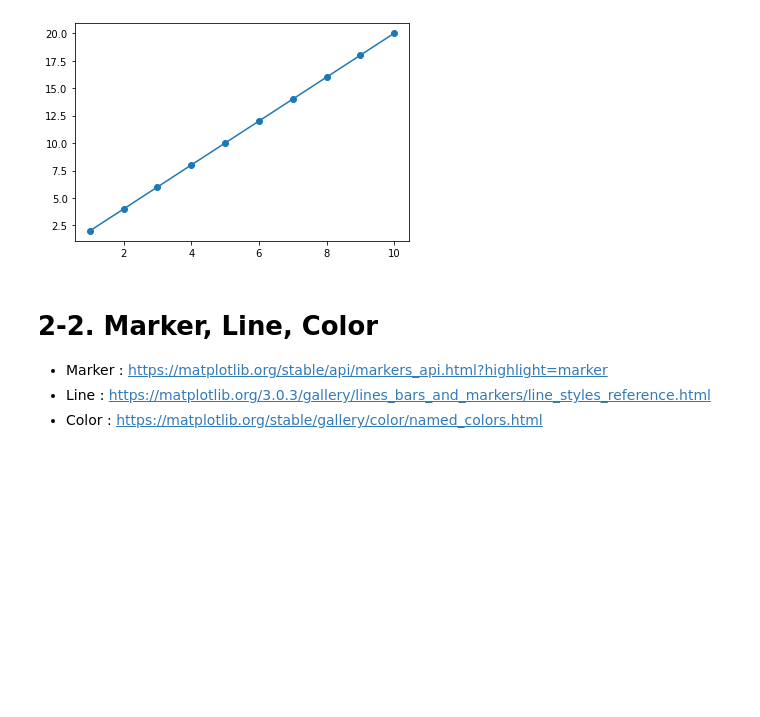
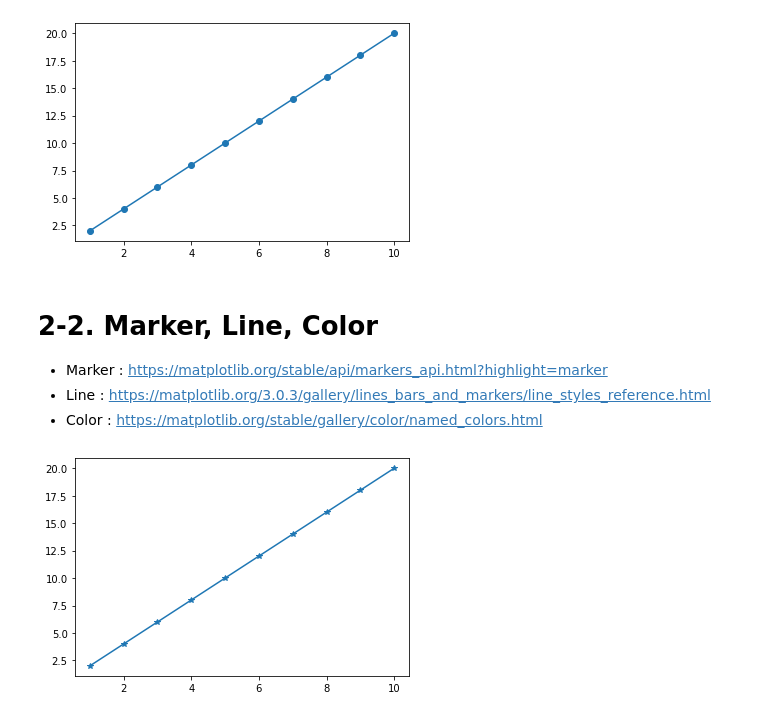
Before and after one commit to RlxDn/Bigdata, a Jupyter notebook: 30_데이터시각화/02_Line Plot.ipynb, the cells around one changed output. Cells and saved outputs as stored; diff of their text form; code cells hidden in the pictures; blank space fills up the shorter version.

```diff
--- a/30_데이터시각화/02_Line Plot.ipynb
+++ b/30_데이터시각화/02_Line Plot.ipynb
@@ -41,3 +41,9 @@ plt.show()
 * Marker : https://matplotlib.org/stable/api/markers_api.html?highlight=marker
 * Line : https://matplotlib.org/3.0.3/gallery/lines_bars_and_markers/line_styles_reference.html
 * Color : https://matplotlib.org/stable/gallery/color/named_colors.html
+# %%
+ # Marker
+ plt.plot(x, y, marker='*')
+ plt.show()
+# %% [output]
+[figure, added]
```
Also changed, not shown: parts of 16 cells of this notebook.
